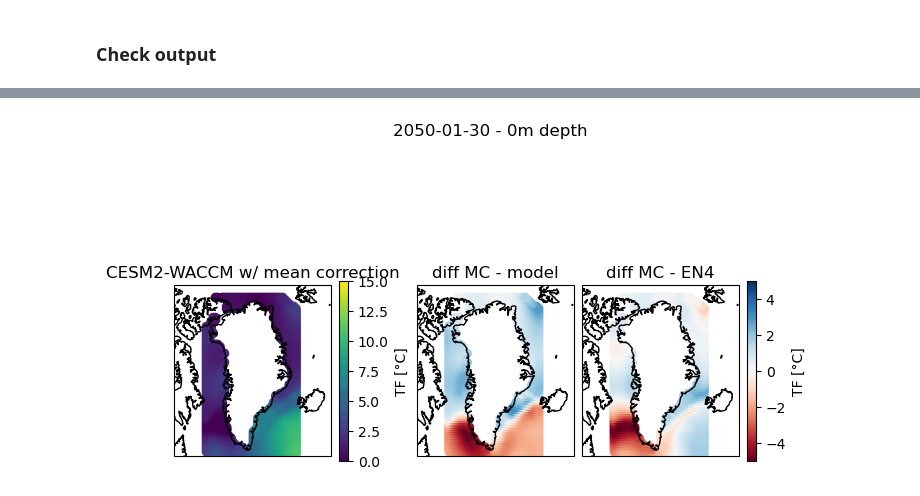
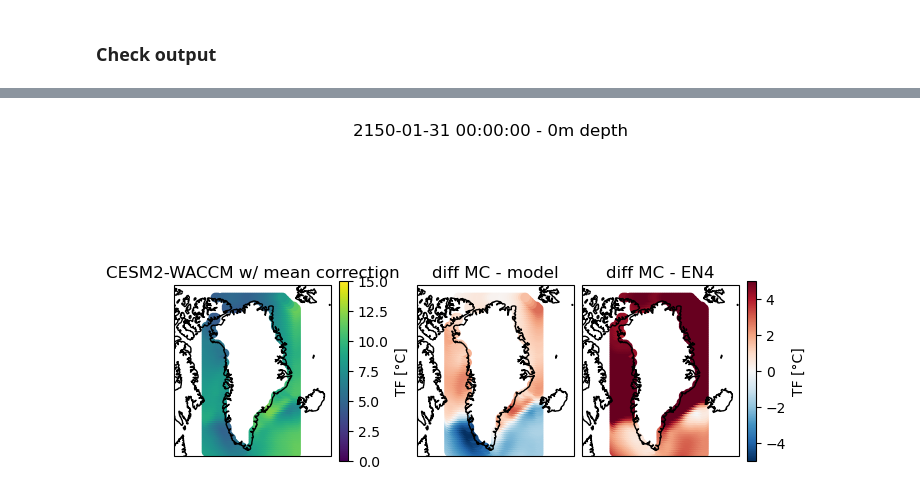
Before and after one commit to ehultee/gris-iceocean-process, a Jupyter notebook: Step2-MeanShift-CESM2_WACCM.ipynb, the cells around one changed output, grey strips where cells are left out. Saved outputs shown, nothing was run; the diff lists cells and outputs as text; code cells hidden in the pictures.

```diff
--- a/Step2-MeanShift-CESM2_WACCM.ipynb
+++ b/Step2-MeanShift-CESM2_WACCM.ipynb
@@ -411,7 +412,7 @@ def datestr2tdec(yy=0, mm=0, dd=0, hour=0, minute=0, sec=0, microsec=0, dateobj=
 # %%
 SelModel = 'CESM2-WACCM'
 BaselinePeriod = ['1985','2014'] ## climatological baseline for QDM
-YearsIncluded = ['1850', '2100'] ## set these to the endpoints if you want to slice the CESM2 data.
+YearsIncluded = ['1850', '2300'] ## set these to the endpoints if you want to slice the CESM2 data.
 PressureIncluded = True ## whether to use files that already account for pressure effect on freezing point
 ## EN4 data run 1950-2014, but we will use it only during the BaselinePeriod anyway
 
@@ -506,13 +507,13 @@ Depth resampling seemed to be smearing fill value across depth levels, so that t
 # test_ds_full = tfCESM_renamed.TF.sel(time=slice(YearsIncluded[0], YearsIncluded[1]))
 test_ds_full = ds_m.TF.sel(time=slice(YearsIncluded[0], YearsIncluded[1]))
 
-## aligning the time indices
-test_ds_full = test_ds_full.assign_coords(new_time = ('time', test_ds_full.indexes['time'].to_datetimeindex().values))
-test_ds_full = test_ds_full.drop_indexes('time')
-test_ds_full = test_ds_full.set_xindex('new_time').drop_vars('time')
+# ## aligning the time indices
+# test_ds_full = test_ds_full.assign_coords(new_time = ('time', test_ds_full.indexes['time'].to_datetimeindex().values))
+# test_ds_full = test_ds_full.drop_indexes('time')
+# test_ds_full = test_ds_full.set_xindex('new_time').drop_vars('time')
 
 ## aligning the names of the variables between obs and sim
 test_ds_full = test_ds_full.to_dataset()
-test_ds_full = test_ds_full.rename({'new_time': 'time'})
+# test_ds_full = test_ds_full.rename({'new_time': 'time'})
 test_ds_full
 # %% [output]
@@ -567,6 +563,7 @@ Attributes: (0)
 # %%
 # tobs_ds_full = ds1.TF.interp(depth=test_ds_full.depth.values) ## Donald also handled depth sampling
 tobs_ds_full = ds1.TF
+tobs_ds_full = tobs_ds_full.convert_calendar('noleap')
 # %% [markdown]
 ---
 ### Check output here and in next step - 27 Aug
@@ -618,8 +615,13 @@ Text(0.5, 0.98, 'June 1984 - 0m depth')
 Compute mean of EN4 and CESM2-WACCM over baseline period, for every pixel and depth level.  Remove the CESM2-WACCM pixel-wise mean for all time steps, and add the EN4 pixel-wise mean.
 # %%
 ##
-CESM_meanval = test_ds_full.sel(time=slice(BaselinePeriod[0], BaselinePeriod[1])).mean(dim='time')
-reanalysis_meanval = tobs_ds_full.sel(time=slice(BaselinePeriod[0], BaselinePeriod[1])).mean(dim='time')
+## cftime slicing
+import cftime as cftime
+
+CESM_meanval = test_ds_full.sel(time=slice(cftime.DatetimeNoLeap(int(BaselinePeriod[0]),1,1),
+                                           cftime.DatetimeNoLeap(int(BaselinePeriod[1]),12,31))).mean(dim='time')
+reanalysis_meanval = tobs_ds_full.sel(time=slice(cftime.DatetimeNoLeap(int(BaselinePeriod[0]),1,1),
+                                           cftime.DatetimeNoLeap(int(BaselinePeriod[1]),12,31))).mean(dim='time')
 
 CESM_demean = test_ds_full - CESM_meanval
 CESM_corrected = CESM_demean + reanalysis_meanval
@@ -663,7 +665,8 @@ Attributes: (0)
 ## what does it look like?
 
 depth_toplot=0
-date_toplot = '2050-01-30'
+# date_toplot = '2050-01-30'
+date_toplot = cftime.DatetimeNoLeap(2150,1,31) ## cftime
 TF_toplot_sim = test_ds_full.TF.sel(time=date_toplot, depth=depth_toplot, method='nearest')
 TF_toplot_obs = tobs_ds_full.sel(time=date_toplot, depth=depth_toplot, method='nearest')
 TF_toplot_mc = CESM_corrected.TF.sel(time=date_toplot, depth=depth_toplot, method='nearest')
@@ -697,14 +700,14 @@ cbar1 = plt.colorbar(sc_qdm, orientation='vertical', label='TF [°C]', shrink=0.
 
 sc_simdiff = axs[1].scatter(y=TF_toplot_sim.lat, x=TF_toplot_sim.lon,
                         c=TF_toplot_mc-TF_toplot_sim, transform=ccrs.PlateCarree(),
-                        cmap='RdBu', vmin=-5., vmax=5.);
+                        cmap='RdBu_r', vmin=-5., vmax=5.);
 axs[1].set(aspect=1, title='diff MC - model')
 axs[1].coastlines()
 # cbar2 = plt.colorbar(sc_obs, orientation='vertical', label='TF [°C]', shrink=0.4)
 
 sc_obsdiff = axs[2].scatter(y=TF_toplot_mc.lat, x=TF_toplot_mc.lon,
                         c=TF_toplot_mc-TF_toplot_obs, transform=ccrs.PlateCarree(),
-                        cmap='RdBu', vmin=-5., vmax=5.);
+                        cmap='RdBu_r', vmin=-5., vmax=5.);
 axs[2].set(aspect=1, title='diff MC - EN4')
 axs[2].coastlines()
 cbar2 = plt.colorbar(sc_obsdiff, orientation='vertical', label='TF [°C]', shrink=0.4)
@@ -715,4 +718,4 @@ Text(0.5, 0.98, '2050-01-30 - 0m depth')
-[figure, old version]
+[figure, new version]
 # %%
 ## test write out
 from datetime import datetime, date
```
Also changed, not shown: parts of 10 cells of this notebook.
